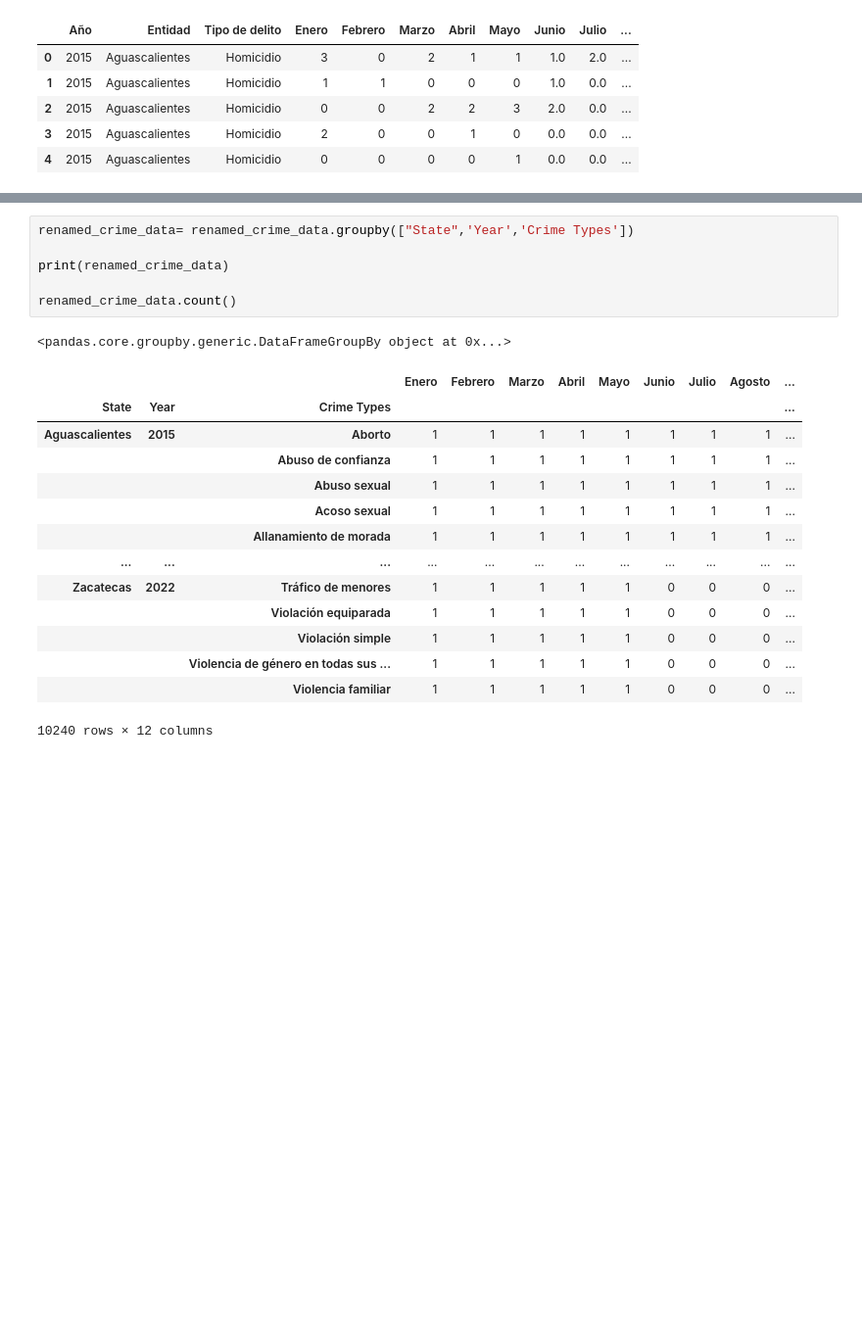
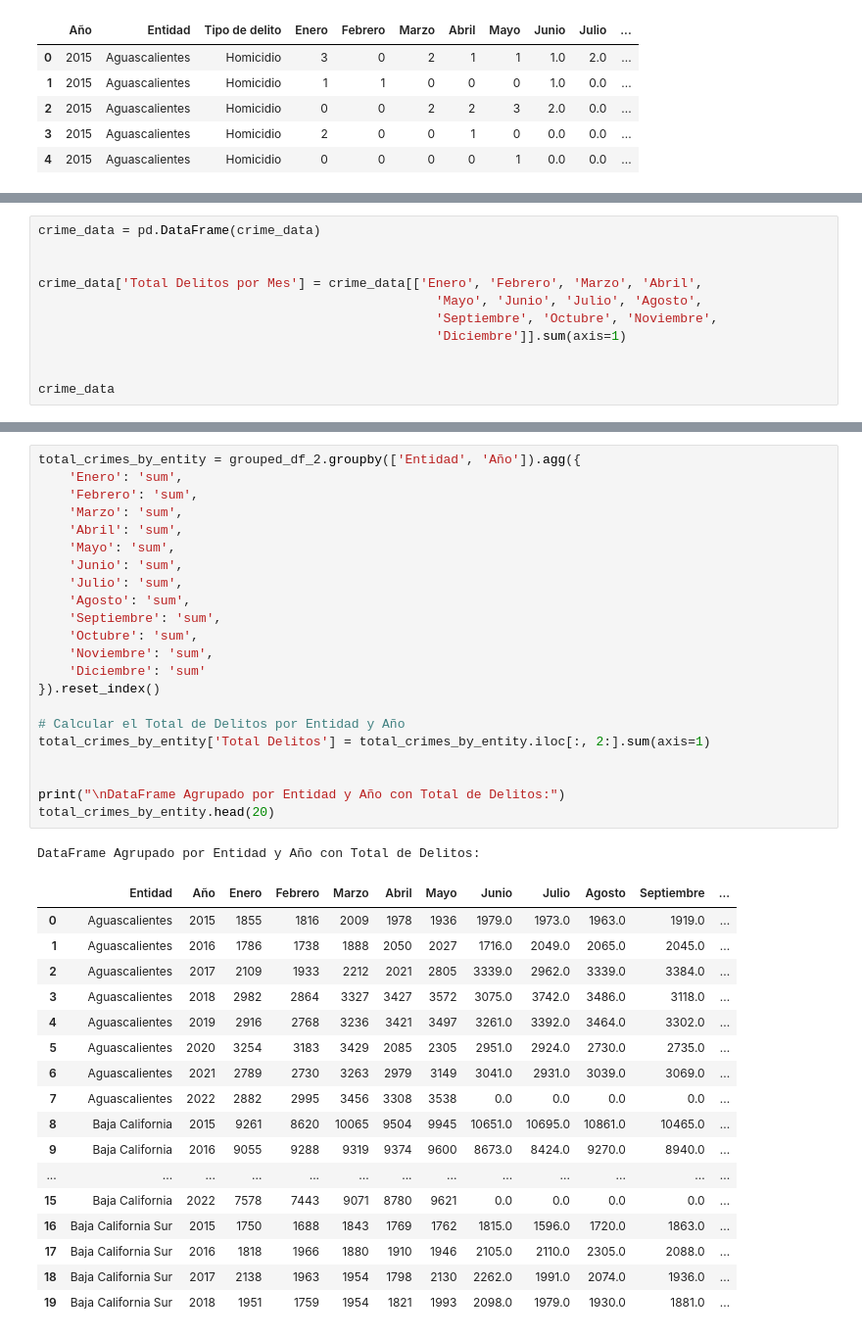
Before and after one commit to Josemarome/Project_1, a Jupyter notebook: Crime_Data.ipynb, the cells around one changed output, grey strips where cells are left out. Shown at 98% size. Cells and saved outputs as stored; diff of their text form; blank space fills up the shorter version.

```diff
--- a/Crime_Data.ipynb
+++ b/Crime_Data.ipynb
@@ -37,0 +28,11 @@ renamed_crime_data.head()
+# %%
+crime_data = pd.DataFrame(crime_data)
+
+
+crime_data['Total Delitos por Mes'] = crime_data[['Enero', 'Febrero', 'Marzo', 'Abril',
+                                                    'Mayo', 'Junio', 'Julio', 'Agosto',
+                                                    'Septiembre', 'Octubre', 'Noviembre',
+                                                    'Diciembre']].sum(axis=1)
+
+
+crime_data
@@ -38,22 +193,41 @@ renamed_crime_data.head()
 # %%
-renamed_crime_data= renamed_crime_data.groupby(["State",'Year','Crime Types'])
+total_crimes_by_entity = grouped_df_2.groupby(['Entidad', 'Año']).agg({
+    'Enero': 'sum',
+    'Febrero': 'sum',
+    'Marzo': 'sum',
+    'Abril': 'sum',
+    'Mayo': 'sum',
+    'Junio': 'sum',
+    'Julio': 'sum',
+    'Agosto': 'sum',
+    'Septiembre': 'sum',
+    'Octubre': 'sum',
+    'Noviembre': 'sum',
+    'Diciembre': 'sum'
+}).reset_index()
 
-print(renamed_crime_data)
+# Calcular el Total de Delitos por Entidad y Año
+total_crimes_by_entity['Total Delitos'] = total_crimes_by_entity.iloc[:, 2:].sum(axis=1)
 
-renamed_crime_data.count()
+
+print("\nDataFrame Agrupado por Entidad y Año con Total de Delitos:")
+total_crimes_by_entity.head(20)
 # %% [output]
-<pandas.core.groupby.generic.DataFrameGroupBy object at 0x...>
+DataFrame Agrupado por Entidad y Año con Total de Delitos:
-|  |  |  | Enero | Febrero | Marzo | Abril | Mayo | Junio | Julio | Agosto | ... |
-| State | Year | Crime Types |  |  |  |  |  |  |  |  | ... |
-| Aguascalientes | 2015 | Aborto | 1 | 1 | 1 | 1 | 1 | 1 | 1 | 1 | ... |
-|  |  | Abuso de confianza | 1 | 1 | 1 | 1 | 1 | 1 | 1 | 1 | ... |
-|  |  | Abuso sexual | 1 | 1 | 1 | 1 | 1 | 1 | 1 | 1 | ... |
-|  |  | Acoso sexual | 1 | 1 | 1 | 1 | 1 | 1 | 1 | 1 | ... |
-|  |  | Allanamiento de morada | 1 | 1 | 1 | 1 | 1 | 1 | 1 | 1 | ... |
-| ... | ... | ... | ... | ... | ... | ... | ... | ... | ... | ... | ... |
-| Zacatecas | 2022 | Tráfico de menores | 1 | 1 | 1 | 1 | 1 | 0 | 0 | 0 | ... |
-|  |  | Violación equiparada | 1 | 1 | 1 | 1 | 1 | 0 | 0 | 0 | ... |
-|  |  | Violación simple | 1 | 1 | 1 | 1 | 1 | 0 | 0 | 0 | ... |
-|  |  | Violencia de género en todas sus ... | 1 | 1 | 1 | 1 | 1 | 0 | 0 | 0 | ... |
-|  |  | Violencia familiar | 1 | 1 | 1 | 1 | 1 | 0 | 0 | 0 | ... |
+|  | Entidad | Año | Enero | Febrero | Marzo | Abril | Mayo | Junio | Julio | Agosto | Septiembre | ... |
+| 0 | Aguascalientes | 2015 | 1855 | 1816 | 2009 | 1978 | 1936 | 1979.0 | 1973.0 | 1963.0 | 1919.0 | ... |
+| 1 | Aguascalientes | 2016 | 1786 | 1738 | 1888 | 2050 | 2027 | 1716.0 | 2049.0 | 2065.0 | 2045.0 | ... |
+| 2 | Aguascalientes | 2017 | 2109 | 1933 | 2212 | 2021 | 2805 | 3339.0 | 2962.0 | 3339.0 | 3384.0 | ... |
+| 3 | Aguascalientes | 2018 | 2982 | 2864 | 3327 | 3427 | 3572 | 3075.0 | 3742.0 | 3486.0 | 3118.0 | ... |
+| 4 | Aguascalientes | 2019 | 2916 | 2768 | 3236 | 3421 | 3497 | 3261.0 | 3392.0 | 3464.0 | 3302.0 | ... |
+| 5 | Aguascalientes | 2020 | 3254 | 3183 | 3429 | 2085 | 2305 | 2951.0 | 2924.0 | 2730.0 | 2735.0 | ... |
+| 6 | Aguascalientes | 2021 | 2789 | 2730 | 3263 | 2979 | 3149 | 3041.0 | 2931.0 | 3039.0 | 3069.0 | ... |
+| 7 | Aguascalientes | 2022 | 2882 | 2995 | 3456 | 3308 | 3538 | 0.0 | 0.0 | 0.0 | 0.0 | ... |
+| 8 | Baja California | 2015 | 9261 | 8620 | 10065 | 9504 | 9945 | 10651.0 | 10695.0 | 10861.0 | 10465.0 | ... |
+| 9 | Baja California | 2016 | 9055 | 9288 | 9319 | 9374 | 9600 | 8673.0 | 8424.0 | 9270.0 | 8940.0 | ... |
+| ... | ... | ... | ... | ... | ... | ... | ... | ... | ... | ... | ... | ... |
+| 15 | Baja California | 2022 | 7578 | 7443 | 9071 | 8780 | 9621 | 0.0 | 0.0 | 0.0 | 0.0 | ... |
+| 16 | Baja California Sur | 2015 | 1750 | 1688 | 1843 | 1769 | 1762 | 1815.0 | 1596.0 | 1720.0 | 1863.0 | ... |
+| 17 | Baja California Sur | 2016 | 1818 | 1966 | 1880 | 1910 | 1946 | 2105.0 | 2110.0 | 2305.0 | 2088.0 | ... |
+| 18 | Baja California Sur | 2017 | 2138 | 1963 | 1954 | 1798 | 2130 | 2262.0 | 1991.0 | 2074.0 | 1936.0 | ... |
+| 19 | Baja California Sur | 2018 | 1951 | 1759 | 1954 | 1821 | 1993 | 2098.0 | 1979.0 | 1930.0 | 1881.0 | ... |
-10240 rows × 12 columns
```
Also changed, not shown: parts of 16 cells of this notebook, 1 other file.
